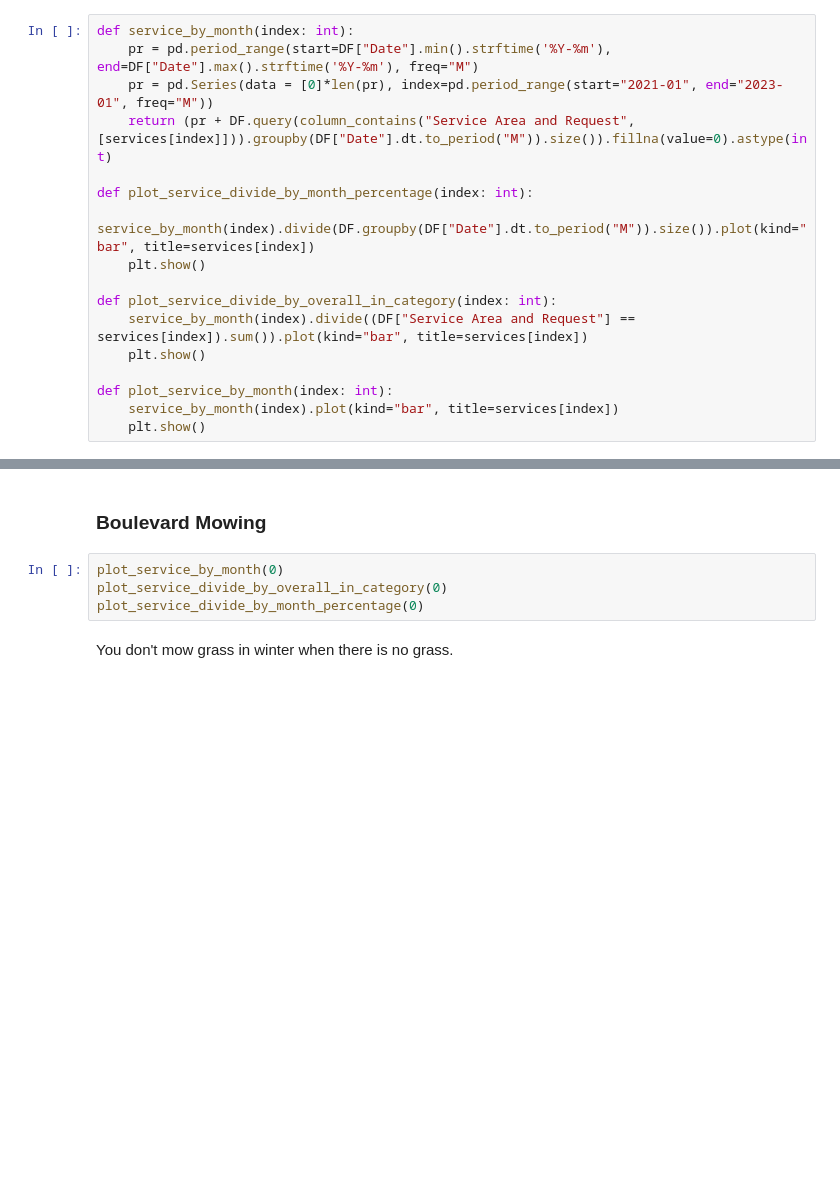
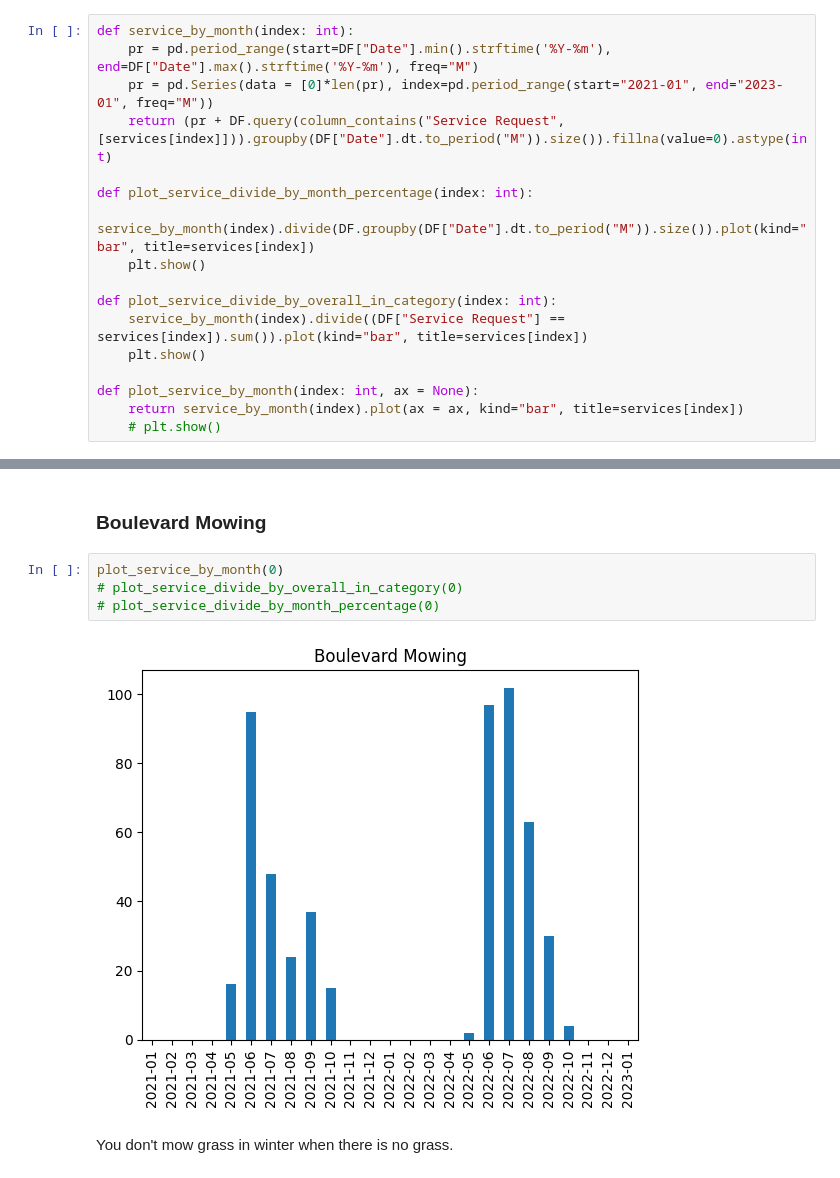
Before and after one commit to tommyvct/winnipeg-311-data-analysis, a Jupyter notebook: temporal.ipynb, the cells around one changed output, grey strips where cells are left out. Drawn from its saved outputs; the diff is of its cells as text; blank space fills up the shorter version.

```diff
--- a/temporal.ipynb
+++ b/temporal.ipynb
@@ -39,16 +48,16 @@ DF.groupby(DF["Date"].dt.to_period("M")).size().plot(kind="bar", title="Overall
 def service_by_month(index: int):
     pr = pd.period_range(start=DF["Date"].min().strftime('%Y-%m'), end=DF["Date"].max().strftime('%Y-%m'), freq="M")
     pr = pd.Series(data = [0]*len(pr), index=pd.period_range(start="2021-01", end="2023-01", freq="M"))
-    return (pr + DF.query(column_contains("Service Area and Request", [services[index]])).groupby(DF["Date"].dt.to_period("M")).size()).fillna(value=0).astype(int)
+    return (pr + DF.query(column_contains("Service Request", [services[index]])).groupby(DF["Date"].dt.to_period("M")).size()).fillna(value=0).astype(int)
 
 def plot_service_divide_by_month_percentage(index: int):
     service_by_month(index).divide(DF.groupby(DF["Date"].dt.to_period("M")).size()).plot(kind="bar", title=services[index])
     plt.show()
 
 def plot_service_divide_by_overall_in_category(index: int):
-    service_by_month(index).divide((DF["Service Area and Request"] == services[index]).sum()).plot(kind="bar", title=services[index])
+    service_by_month(index).divide((DF["Service Request"] == services[index]).sum()).plot(kind="bar", title=services[index])
     plt.show()
 
-def plot_service_by_month(index: int):
-    service_by_month(index).plot(kind="bar", title=services[index])
-    plt.show()
+def plot_service_by_month(index: int, ax = None):
+    return service_by_month(index).plot(ax = ax, kind="bar", title=services[index])
+    # plt.show()
@@ -90,8 +122,10 @@ The data we have here doesn't have anything before the first day of 2021. How un
 ### Boulevard Mowing
 # %%
 plot_service_by_month(0)
-plot_service_divide_by_overall_in_category(0)
-plot_service_divide_by_month_percentage(0)
+# plot_service_divide_by_overall_in_category(0)
+# plot_service_divide_by_month_percentage(0)
+# %% [output]
+[figure, added]
 # %% [markdown]
 You don't mow grass in winter when there is no grass.
 # %% [markdown]
```
Also changed, not shown: parts of 29 cells of this notebook, 40 other files.
